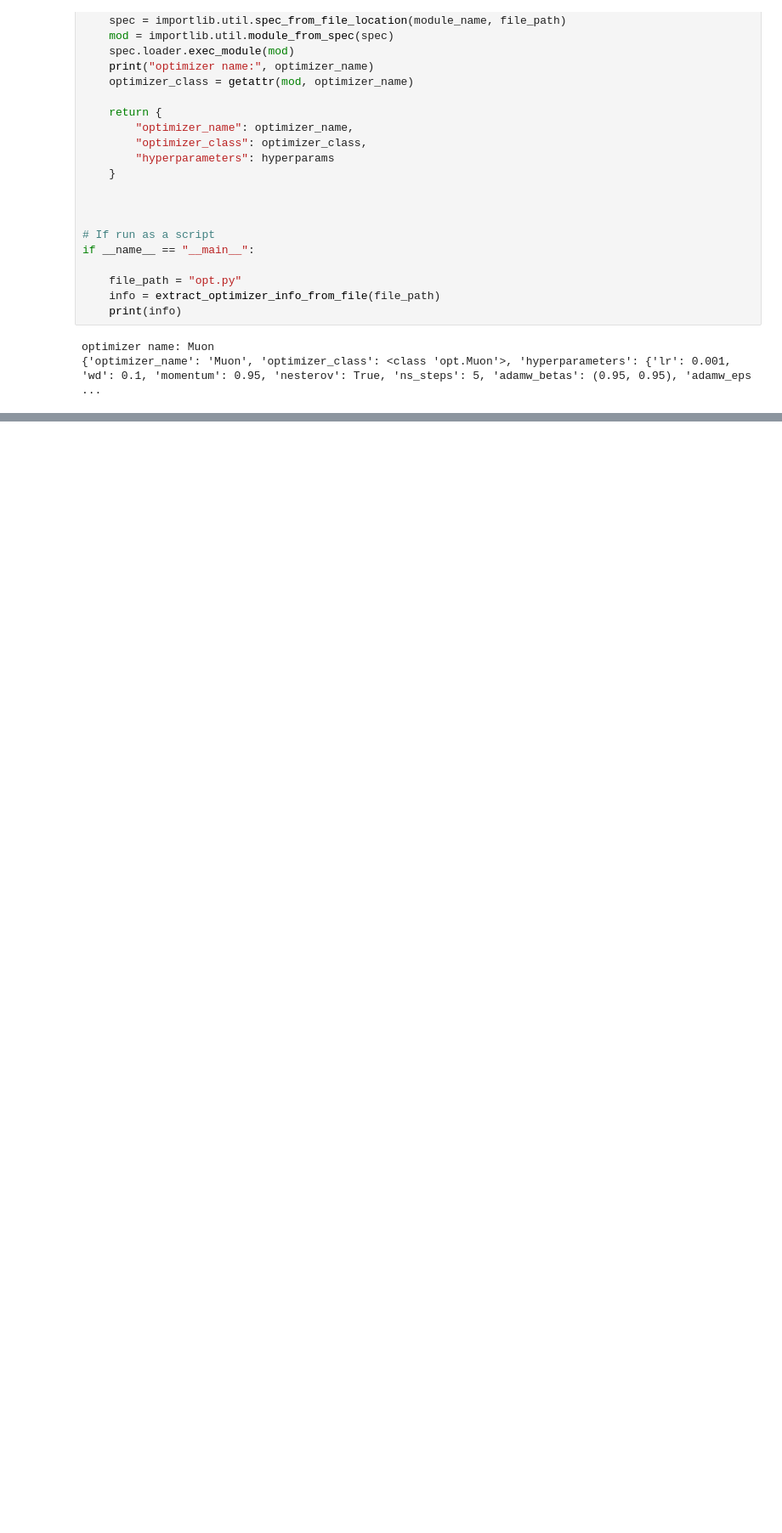
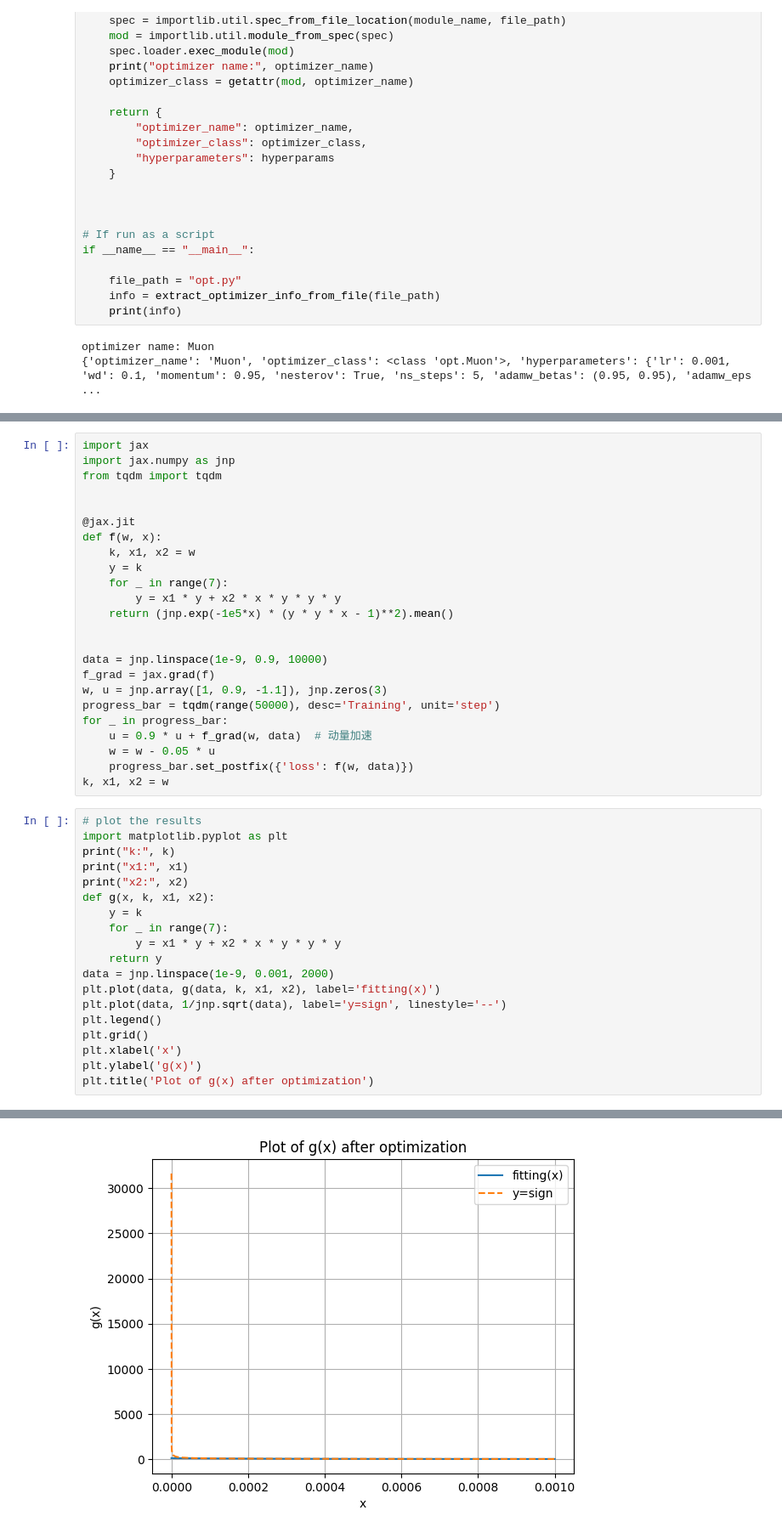
Before and after one commit to L-z-Chen/golden_section, a Jupyter notebook: test.ipynb, the cells around one changed output, grey strips where cells are left out. Shown at 85% size. Cells and saved outputs as stored; diff of their text form; blank space fills up the shorter version.

```diff
--- a/test.ipynb
+++ b/test.ipynb
@@ -72,0 +125,44 @@ print(list_only)
+# %%
+import jax
+import jax.numpy as jnp
+from tqdm import tqdm
+
+
+@jax.jit
+def f(w, x):
+    k, x1, x2 = w
+    y = k
+    for _ in range(7):
+        y = x1 * y + x2 * x * y * y * y
+    return (jnp.exp(-1e5*x) * (y * y * x - 1)**2).mean()
+
+
+data = jnp.linspace(1e-9, 0.9, 10000)
+f_grad = jax.grad(f)
+w, u = jnp.array([1, 0.9, -1.1]), jnp.zeros(3)
+progress_bar = tqdm(range(50000), desc='Training', unit='step')
+for _ in progress_bar:
+    u = 0.9 * u + f_grad(w, data)  # 动量加速
+    w = w - 0.05 * u
+    progress_bar.set_postfix({'loss': f(w, data)})
+k, x1, x2 = w
+# %%
+# plot the results
+import matplotlib.pyplot as plt
+print("k:", k)
+print("x1:", x1)
+print("x2:", x2)
+def g(x, k, x1, x2):
+    y = k
+    for _ in range(7):
+        y = x1 * y + x2 * x * y * y * y
+    return y
+data = jnp.linspace(1e-9, 0.001, 2000)
+plt.plot(data, g(data, k, x1, x2), label='fitting(x)')
+plt.plot(data, 1/jnp.sqrt(data), label='y=sign', linestyle='--')
+plt.legend()
+plt.grid()
+plt.xlabel('x')
+plt.ylabel('g(x)')
+plt.title('Plot of g(x) after optimization')
+# %% [output]
@@ -72,0 +173 @@ print(list_only)
+[figure, added]
```
Also changed, not shown: parts of 4 cells of this notebook, 7 other files.
